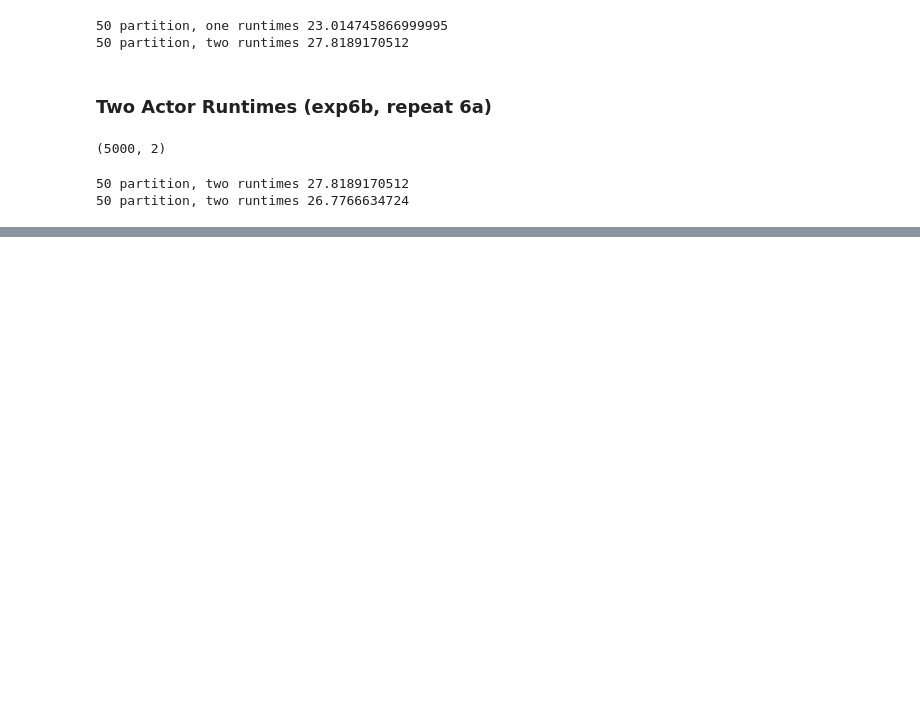
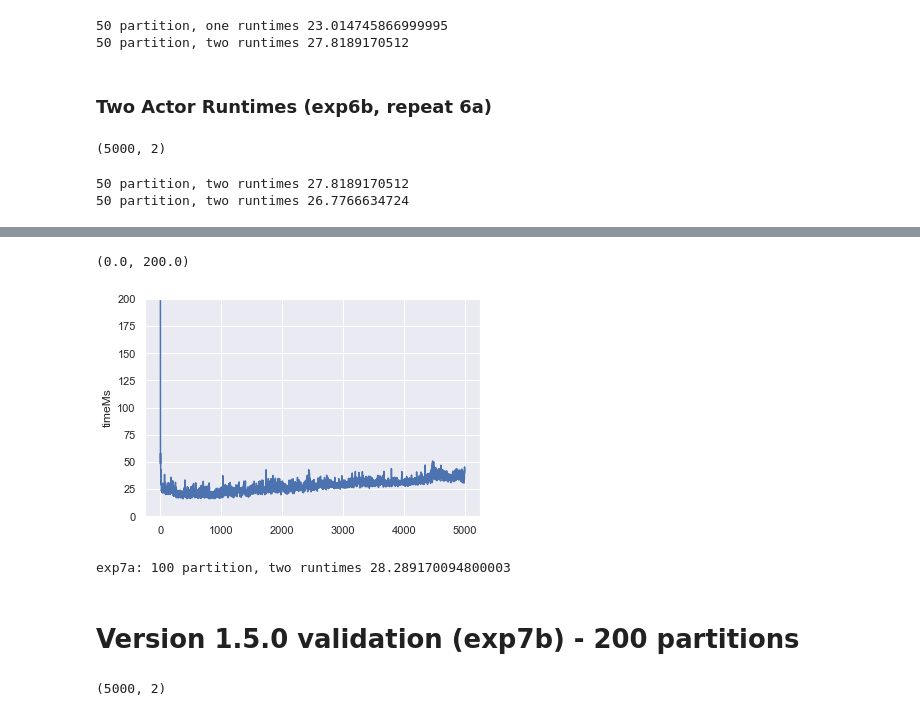
Before and after one commit to MoeweX/java-sdk, a Jupyter notebook: examples/experiments/plot.ipynb, the cells around one changed output, grey strips where cells are left out. Drawn from its saved outputs; the diff is of its cells as text; code cells hidden in the pictures; blank space fills up the shorter version.

```diff
--- a/examples/experiments/plot.ipynb
+++ b/examples/experiments/plot.ipynb
@@ -201,0 +234,19 @@ print('50 partition, two runtimes ' + str(avg6b))
+# %%
+df_exp7a['timeMs'] = df_exp7a['timeNs'] / 1000 / 1000
+ax = sns.lineplot(data=df_exp7a['timeMs'])
+ax.set_ylim(0, 200)
+# %% [output]
+(0.0, 200.0)
+[figure, added]
+# %%
+avg7a = df_exp7a['timeMs'].mean()
+print('exp7a: 100 partition, two runtimes ' + str(avg7a))
+# %% [output]
+exp7a: 100 partition, two runtimes 28.289170094800003
+# %% [markdown]
+# Version 1.5.0 validation (exp7b) - 200 partitions
+# %%
+df_exp7b = pd.read_csv('exp7b.csv', sep=';')
+df_exp7b.shape
+# %% [output]
+(5000, 2)
```
Also changed, not shown: parts of 8 cells of this notebook, 8 other files.
